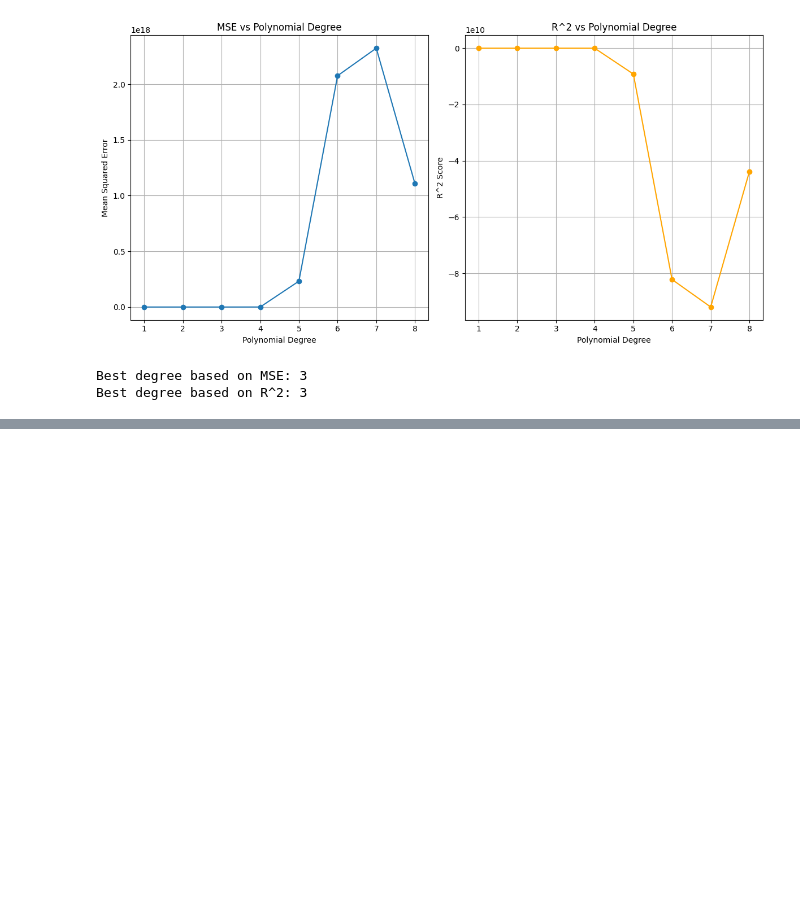
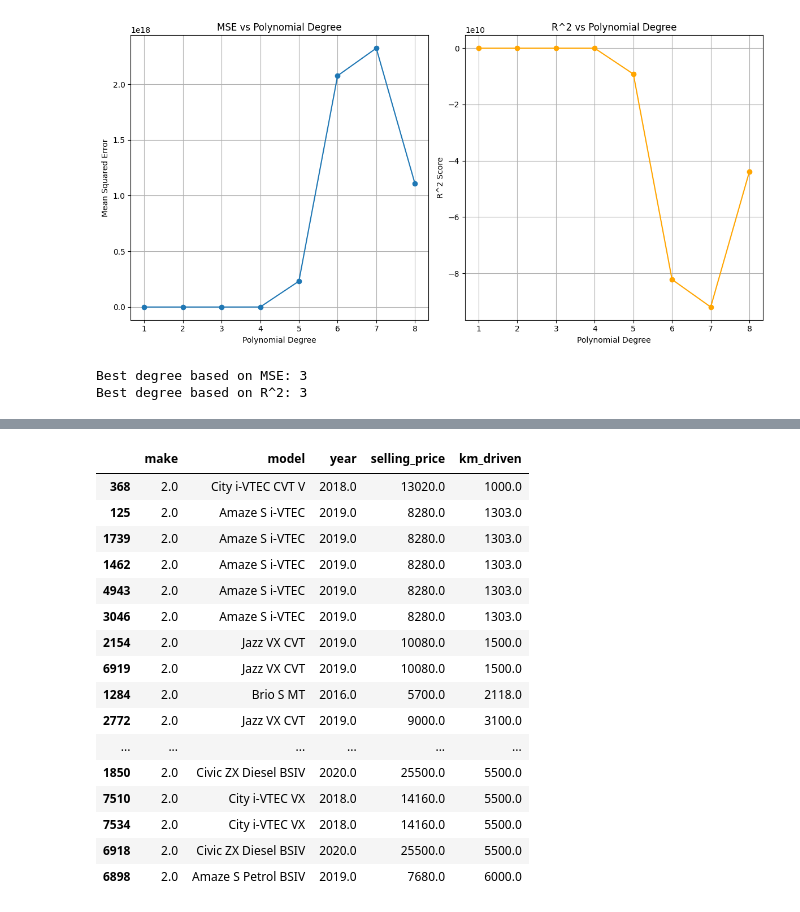
Before and after one commit to IAmEchino/INST414-Module6-IAmEchino, a Jupyter notebook: module_6.ipynb, the cells around one changed output, grey strips where cells are left out. Saved outputs shown, nothing was run; the diff lists cells and outputs as text; code cells hidden in the pictures; blank space fills up the shorter version.

```diff
--- a/module_6.ipynb
+++ b/module_6.ipynb
@@ -328,0 +452,21 @@ Final Model R^2: 0.9084226252615687
+# %%
+honda = make_dict['Honda']
+car_df[['make', 'model', 'year', 'selling_price', 'km_driven']].where(X['make'] == honda).dropna().sort_values('km_driven', ascending=True).head(20)
+# %% [output]
+|  | make | model | year | selling_price | km_driven |
+| 368 | 2.0 | City i-VTEC CVT V | 2018.0 | 13020.0 | 1000.0 |
+| 125 | 2.0 | Amaze S i-VTEC | 2019.0 | 8280.0 | 1303.0 |
+| 1739 | 2.0 | Amaze S i-VTEC | 2019.0 | 8280.0 | 1303.0 |
+| 1462 | 2.0 | Amaze S i-VTEC | 2019.0 | 8280.0 | 1303.0 |
+| 4943 | 2.0 | Amaze S i-VTEC | 2019.0 | 8280.0 | 1303.0 |
+| 3046 | 2.0 | Amaze S i-VTEC | 2019.0 | 8280.0 | 1303.0 |
+| 2154 | 2.0 | Jazz VX CVT | 2019.0 | 10080.0 | 1500.0 |
+| 6919 | 2.0 | Jazz VX CVT | 2019.0 | 10080.0 | 1500.0 |
+| 1284 | 2.0 | Brio S MT | 2016.0 | 5700.0 | 2118.0 |
+| 2772 | 2.0 | Jazz VX CVT | 2019.0 | 9000.0 | 3100.0 |
+| ... | ... | ... | ... | ... | ... |
+| 1850 | 2.0 | Civic ZX Diesel BSIV | 2020.0 | 25500.0 | 5500.0 |
+| 7510 | 2.0 | City i-VTEC VX | 2018.0 | 14160.0 | 5500.0 |
+| 7534 | 2.0 | City i-VTEC VX | 2018.0 | 14160.0 | 5500.0 |
+| 6918 | 2.0 | Civic ZX Diesel BSIV | 2020.0 | 25500.0 | 5500.0 |
+| 6898 | 2.0 | Amaze S Petrol BSIV | 2019.0 | 7680.0 | 6000.0 |
```
Also changed, not shown: parts of 14 cells of this notebook, 1 other file.
